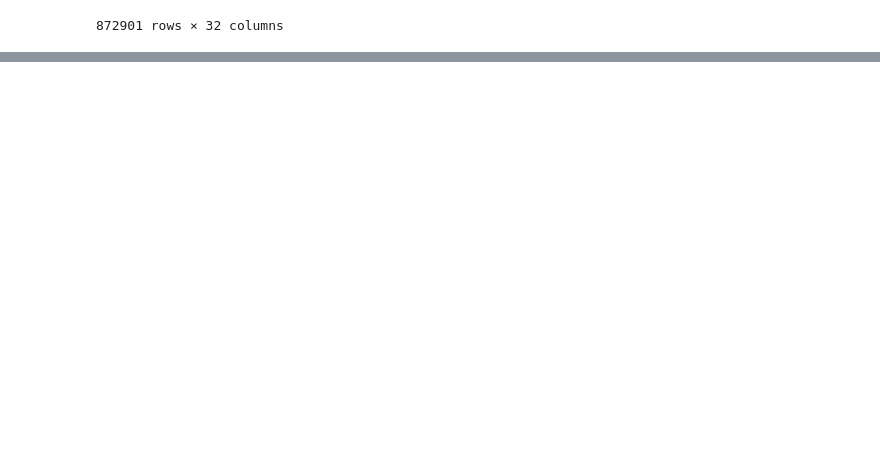
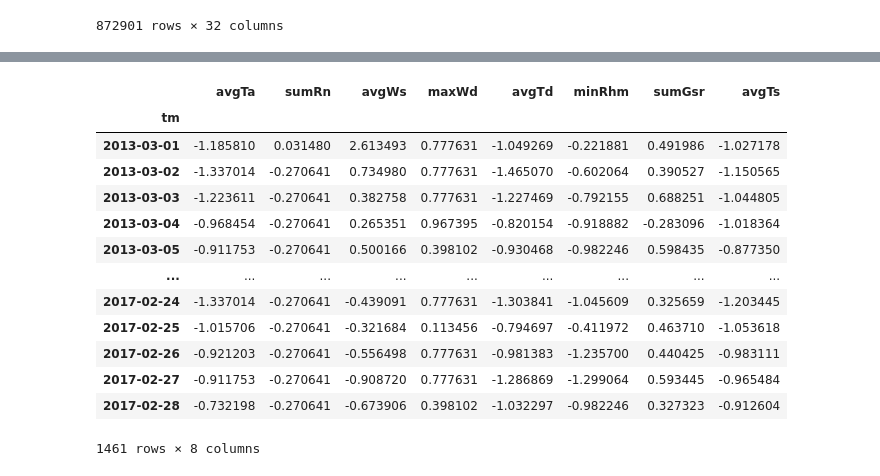
Before and after one commit to yerinOneul/Seoul_air_pollution, a Jupyter notebook: seoulAirPollution.ipynb, the cells around one changed output, grey strips where cells are left out. Saved outputs shown, nothing was run; the diff lists cells and outputs as text; code cells hidden in the pictures; blank space fills up the shorter version.

```diff
--- a/seoulAirPollution.ipynb
+++ b/seoulAirPollution.ipynb
@@ -1372,0 +1580,17 @@ rb_seoul
+# %%
+std_weather
+# %% [output]
+|  | avgTa | sumRn | avgWs | maxWd | avgTd | minRhm | sumGsr | avgTs |
+| tm |  |  |  |  |  |  |  |  |
+| 2013-03-01 | -1.185810 | 0.031480 | 2.613493 | 0.777631 | -1.049269 | -0.221881 | 0.491986 | -1.027178 |
+| 2013-03-02 | -1.337014 | -0.270641 | 0.734980 | 0.777631 | -1.465070 | -0.602064 | 0.390527 | -1.150565 |
+| 2013-03-03 | -1.223611 | -0.270641 | 0.382758 | 0.777631 | -1.227469 | -0.792155 | 0.688251 | -1.044805 |
+| 2013-03-04 | -0.968454 | -0.270641 | 0.265351 | 0.967395 | -0.820154 | -0.918882 | -0.283096 | -1.018364 |
+| 2013-03-05 | -0.911753 | -0.270641 | 0.500166 | 0.398102 | -0.930468 | -0.982246 | 0.598435 | -0.877350 |
+| ... | ... | ... | ... | ... | ... | ... | ... | ... |
+| 2017-02-24 | -1.337014 | -0.270641 | -0.439091 | 0.777631 | -1.303841 | -1.045609 | 0.325659 | -1.203445 |
+| 2017-02-25 | -1.015706 | -0.270641 | -0.321684 | 0.113456 | -0.794697 | -0.411972 | 0.463710 | -1.053618 |
+| 2017-02-26 | -0.921203 | -0.270641 | -0.556498 | 0.777631 | -0.981383 | -1.235700 | 0.440425 | -0.983111 |
+| 2017-02-27 | -0.911753 | -0.270641 | -0.908720 | 0.777631 | -1.286869 | -1.299064 | 0.593445 | -0.965484 |
+| 2017-02-28 | -0.732198 | -0.270641 | -0.673906 | 0.398102 | -1.032297 | -0.982246 | 0.327323 | -0.912604 |
+1461 rows × 8 columns
```
Also changed, not shown: parts of 37 cells of this notebook.
